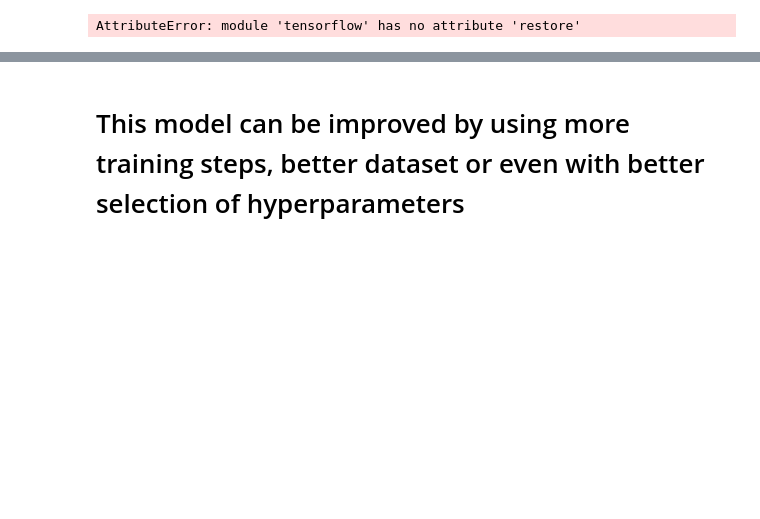
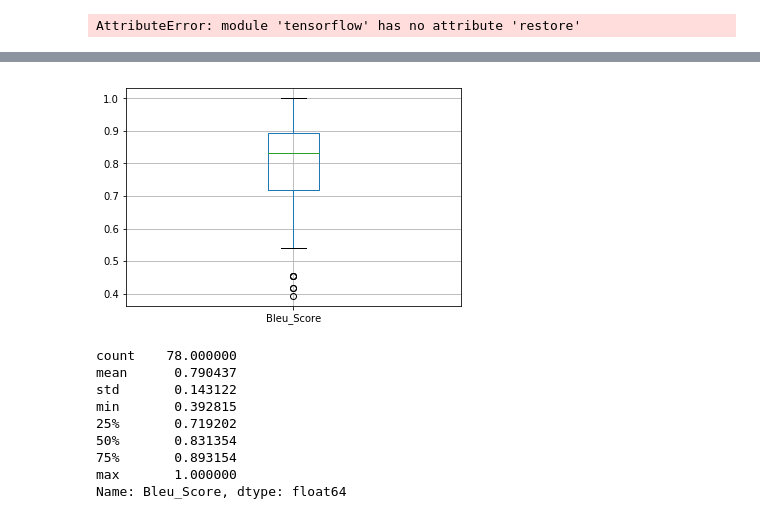
Before and after one commit to shivanikohlii/SanTran, a Jupyter notebook: neural_machine_translation.ipynb, the cells around one changed output, grey strips where cells are left out. Cells and saved outputs as stored; diff of their text form; code cells hidden in the pictures; blank space fills up the shorter version.

Commit message:
Good results, and bleu score

```diff
--- a/neural_machine_translation.ipynb
+++ b/neural_machine_translation.ipynb
@@ -421,2 +460,15 @@ He that despised Moses ' law died without mercy under two died He that despised
-# %% [markdown]
-# This model can be improved by using more training steps, better dataset or even with better selection of hyperparameters
+# %%
+df.boxplot()
+plt.show()
+df['Bleu_Score'].describe()
+# %% [output]
+[figure, added]
+count    78.000000
+mean      0.790437
+std       0.143122
+min       0.392815
+25%       0.719202
+50%       0.831354
+75%       0.893154
+max       1.000000
+Name: Bleu_Score, dtype: float64
```
Also changed, not shown: parts of 9 cells of this notebook, 2 other files.
